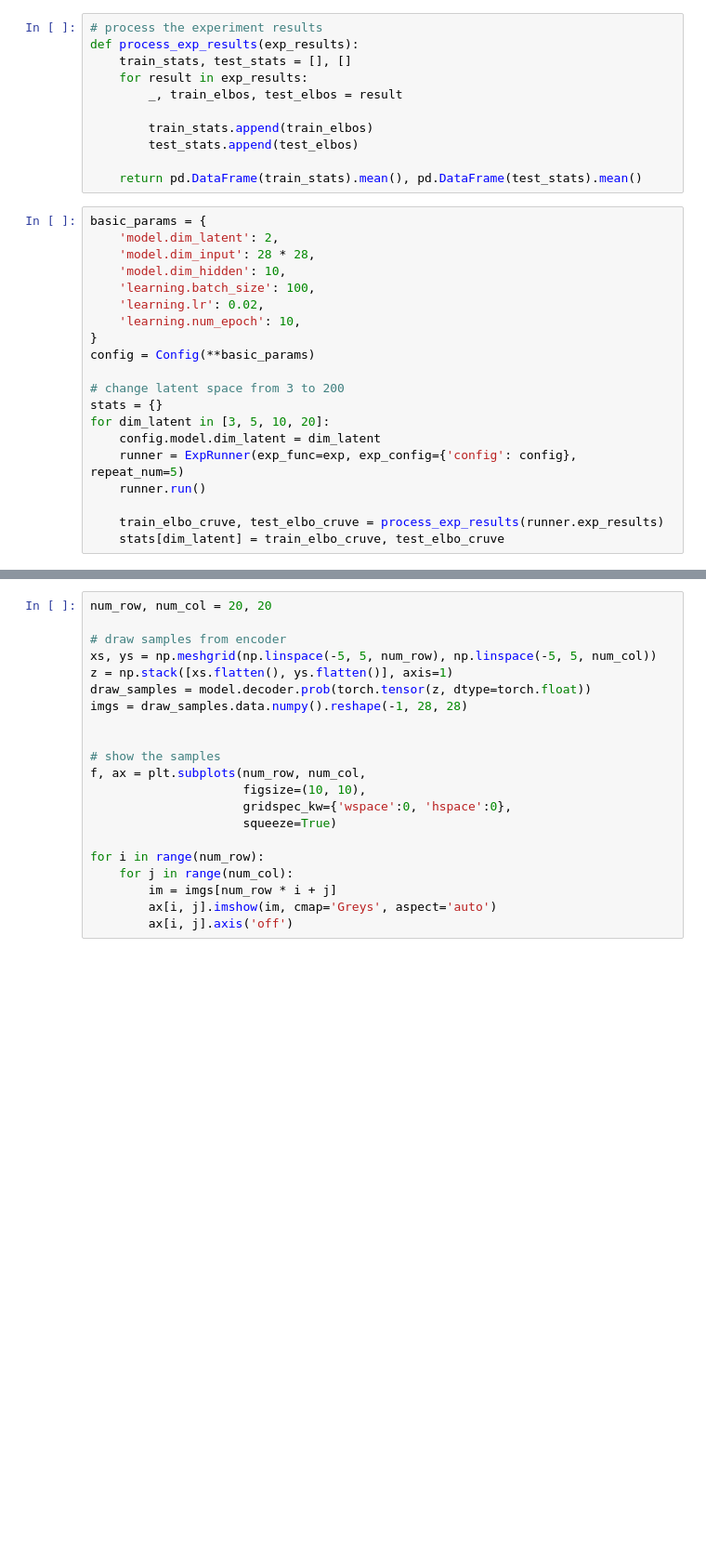
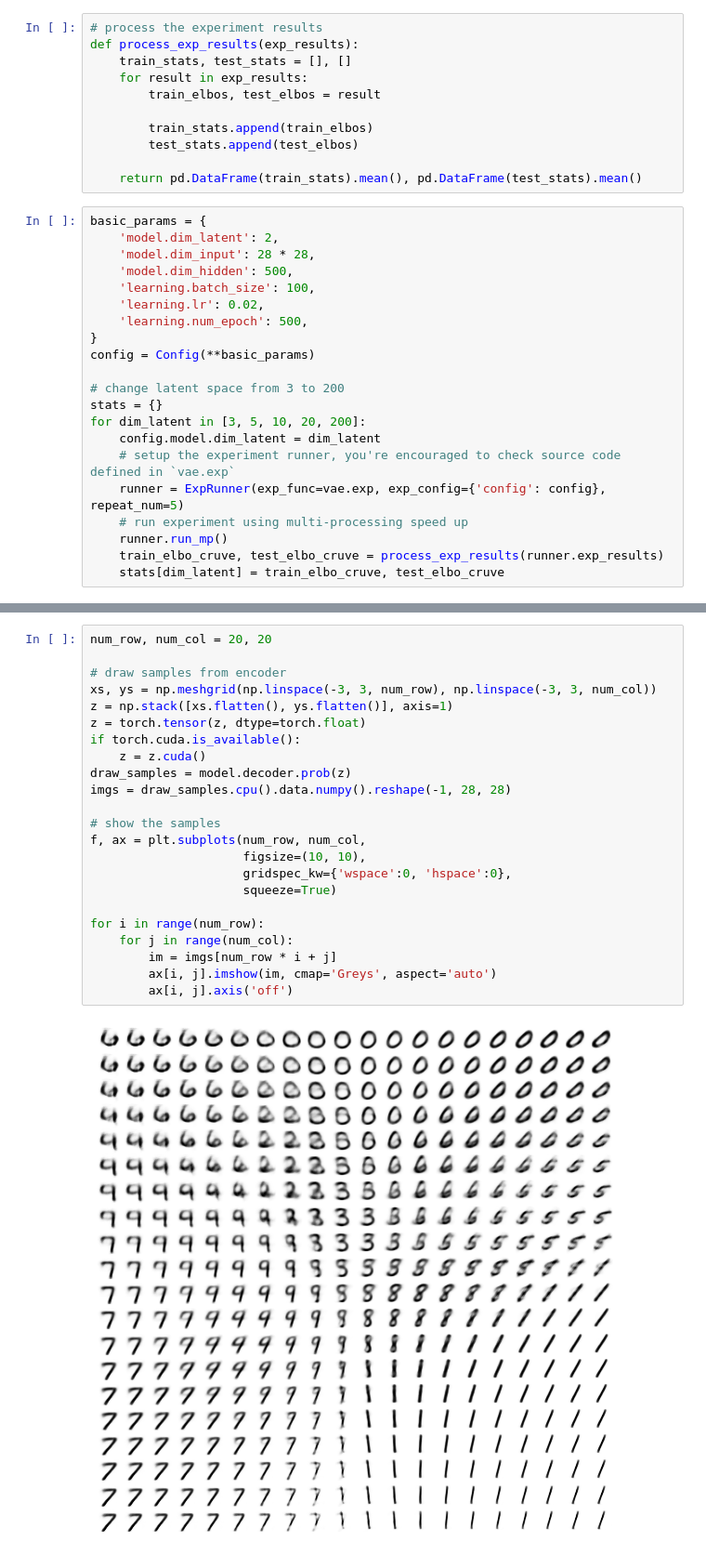
Before and after one commit to jz95/ml-paper-lab, a Jupyter notebook: notebooks/vae.ipynb, the cells around one changed output, grey strips where cells are left out. Shown: that part at 93% size. Saved outputs shown, nothing was run; the diff lists cells and outputs as text; blank space fills up the shorter version.

Commit message:
vae notebook running done, mp running for exp-runner reconstruct

```diff
--- a/notebooks/vae.ipynb
+++ b/notebooks/vae.ipynb
@@ -16,7 +30,7 @@ os.environ['KMP_DUPLICATE_LIB_OK'] = 'True'
 def process_exp_results(exp_results):
     train_stats, test_stats = [], []
     for result in exp_results:
-        _, train_elbos, test_elbos = result
+        train_elbos, test_elbos = result
 
         train_stats.append(train_elbos)
         test_stats.append(test_elbos)
@@ -26,20 +40,21 @@ def process_exp_results(exp_results):
 basic_params = {
     'model.dim_latent': 2,
     'model.dim_input': 28 * 28,
-    'model.dim_hidden': 10,
+    'model.dim_hidden': 500,
     'learning.batch_size': 100,
     'learning.lr': 0.02,
-    'learning.num_epoch': 10,
+    'learning.num_epoch': 500,
 }
 config = Config(**basic_params)
 
 # change latent space from 3 to 200
 stats = {}
-for dim_latent in [3, 5, 10, 20]:
+for dim_latent in [3, 5, 10, 20, 200]:
     config.model.dim_latent = dim_latent
-    runner = ExpRunner(exp_func=exp, exp_config={'config': config}, repeat_num=5)
-    runner.run()
-
+    # setup the experiment runner, you're encouraged to check source code defined in `vae.exp`
+    runner = ExpRunner(exp_func=vae.exp, exp_config={'config': config}, repeat_num=5)
+    # run experiment using multi-processing speed up
+    runner.run_mp()
     train_elbo_cruve, test_elbo_cruve = process_exp_results(runner.exp_results)
     stats[dim_latent] = train_elbo_cruve, test_elbo_cruve
 # %% [output]
@@ -79,21 +119,25 @@ model, *_ = exp(config)
 # %%
 num_row, num_col = 20, 20
 
 # draw samples from encoder
-xs, ys = np.meshgrid(np.linspace(-5, 5, num_row), np.linspace(-5, 5, num_col))
+xs, ys = np.meshgrid(np.linspace(-3, 3, num_row), np.linspace(-3, 3, num_col))
 z = np.stack([xs.flatten(), ys.flatten()], axis=1)
-draw_samples = model.decoder.prob(torch.tensor(z, dtype=torch.float))
-imgs = draw_samples.data.numpy().reshape(-1, 28, 28)
-
+z = torch.tensor(z, dtype=torch.float)
+if torch.cuda.is_available():
+    z = z.cuda()
+draw_samples = model.decoder.prob(z)
+imgs = draw_samples.cpu().data.numpy().reshape(-1, 28, 28)
 
 # show the samples
 f, ax = plt.subplots(num_row, num_col,
                      figsize=(10, 10),
                      gridspec_kw={'wspace':0, 'hspace':0},
                      squeeze=True)
 
 for i in range(num_row):
     for j in range(num_col):
         im = imgs[num_row * i + j]
         ax[i, j].imshow(im, cmap='Greys', aspect='auto')
         ax[i, j].axis('off')
+# %% [output]
+[figure, added]
```
Also changed, not shown: parts of 10 cells of this notebook, 14 other files.
